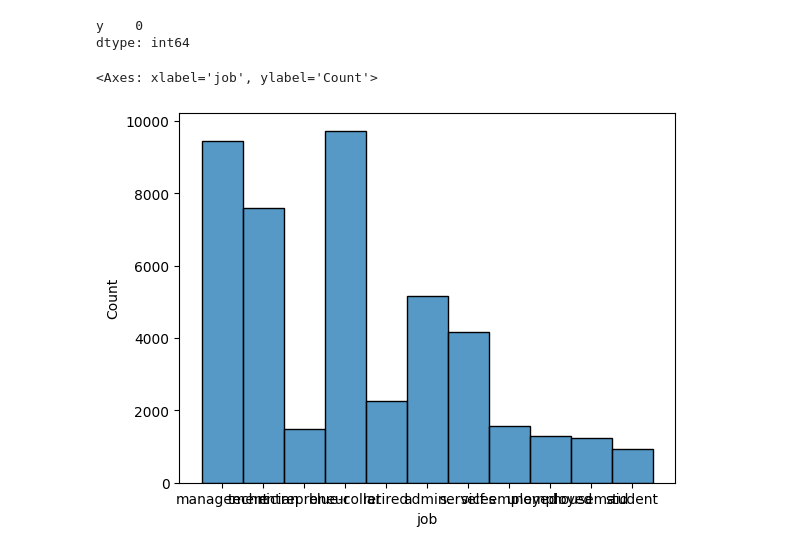
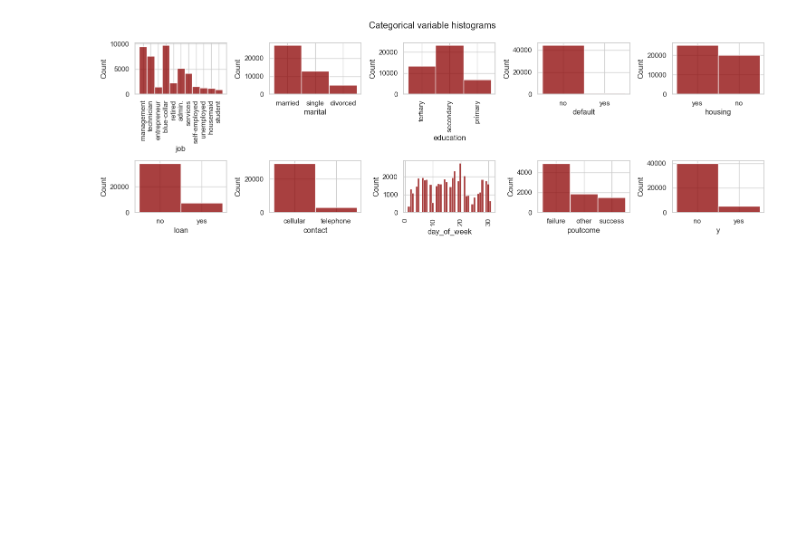
Before and after one commit to Tinahan789/rocket_case_study, a Jupyter notebook: notebooks/bank_marketing_eda.ipynb, the cells around one changed output. Saved outputs shown, nothing was run; the diff lists cells and outputs as text; code cells hidden in the pictures; blank space fills up the shorter version.

```diff
--- a/notebooks/bank_marketing_eda.ipynb
+++ b/notebooks/bank_marketing_eda.ipynb
@@ -79,0 +26,15 @@ True
+# %%
+# fetch dataset
+bank_marketing = fetch_ucirepo(id=222)
+
+# data (as pandas dataframes)
+X = bank_marketing.data.features
+y = bank_marketing.data.targets
+df = X.join(y)
+print(X.shape, y.shape, df.shape)
+
+# # metadata
+# print(bank_marketing.metadata)
+
+# # variable information
+# print(bank_marketing.variables)
@@ -81,0 +169,6 @@ display(bank_marketing.variables)
+# %%
+# remove the row with the outlier data point in the "previous" and "duration"
+df = df[df.previous<df.previous.max()].copy()
+df = df[df.previous<df.previous.max()].copy()
+encoded_df = encoded_df[encoded_df.previous<encoded_df.previous.max()].copy()
+encoded_df = encoded_df[encoded_df.previous<encoded_df.previous.max()].copy()
@@ -114,12 +248,17 @@ Name: count, dtype: int64
-# %%
-y.isna().sum()
-# %% [output]
-y    0
-dtype: int64
-# %%
-
-sns.histplot(data=X, x="job")
-# plt.show()
-# %% [output]
-<Axes: xlabel='job', ylabel='Count'>
-[figure, removed]
+# %%
+sns.set(style="whitegrid")
+fig,axs = plt.subplots(2,5, figsize = (15, 5))
+sns.histplot(data=df, x='job', kde=False, color="darkred", ax=axs[0, 0]).tick_params(axis='x', rotation=90)
+sns.histplot(data=df, x='marital', kde=False, color="darkred", ax=axs[0, 1])
+sns.histplot(data=df, x='education', kde=False, color="darkred", ax=axs[0, 2]).tick_params(axis='x', rotation=90)
+sns.histplot(data=df, x='default', kde=False, color="darkred", ax=axs[0, 3])
+sns.histplot(data=df, x='housing', kde=False, color="darkred", ax=axs[0, 4])
+sns.histplot(data=df, x='loan', kde=False, color="darkred", ax=axs[1, 0])
+sns.histplot(data=df, x='contact', kde=False, color="darkred", ax=axs[1, 1])
+sns.histplot(data=df, x='day_of_week', kde=False, color="darkred", ax=axs[1, 2]).tick_params(axis='x', rotation=90)
+sns.histplot(data=df, x='poutcome', kde=False, color="darkred", ax=axs[1, 3])
+sns.histplot(data=df, x='y', kde=False, color="darkred", ax=axs[1, 4])
+plt.suptitle("Categorical variable histograms")
+fig.tight_layout()
+# %% [output]
+[figure, added]
```
Also changed, not shown: parts of 31 cells of this notebook, 9 other files.
